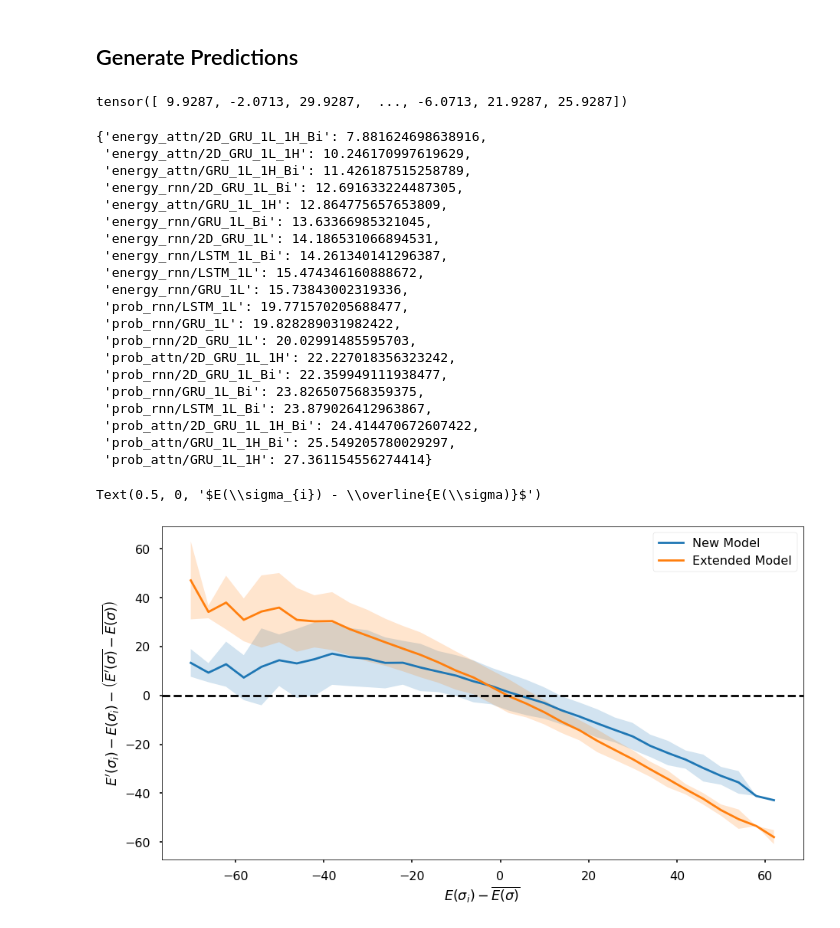
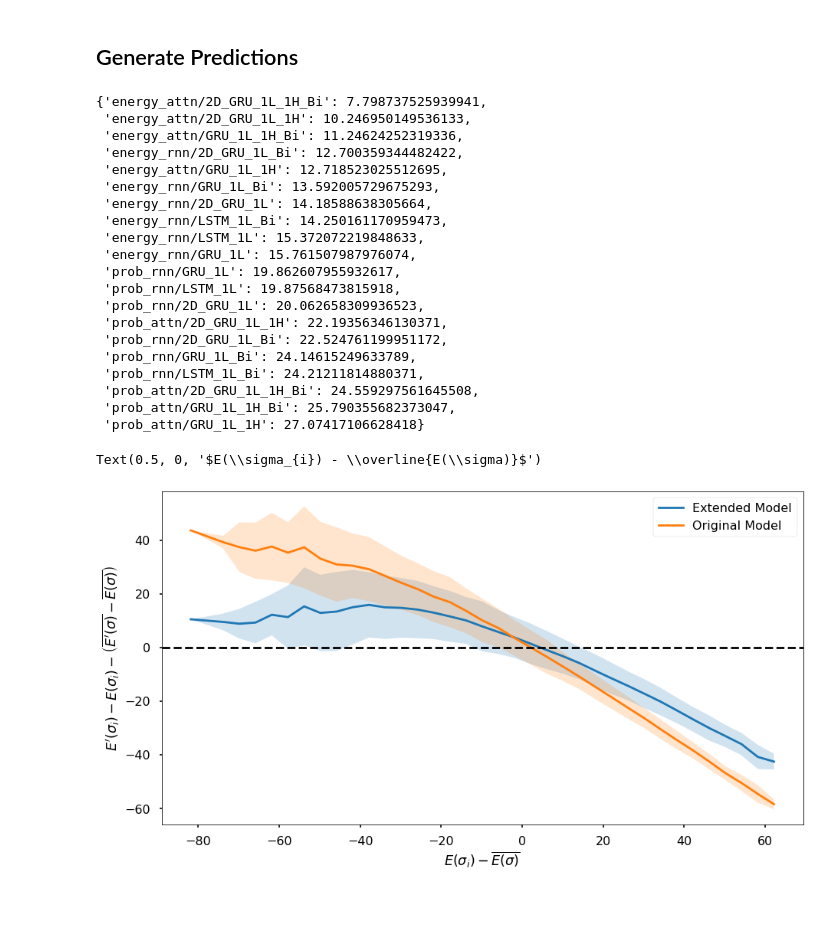
Before and after one commit to CLEANit/watch-and-learn, a Jupyter notebook: Energy Predictions.ipynb, the cells around one changed output. Drawn from its saved outputs; the diff is of its cells as text; code cells hidden in the pictures.

```diff
--- a/Energy Predictions.ipynb
+++ b/Energy Predictions.ipynb
@@ -19,7 +19,7 @@ from data_utils.pytorch_datasets import EnergyDataset2D
 # %%
 train_data_path = './data/eval_data.hdf5'
 batch_size = 128
-n_random_samples = 3200
+n_random_samples = 32000
 
 energy_dataset_2D = EnergyDataset2D(filepath=train_data_path)
 random_sampler_2D = RandomSampler(energy_dataset_2D, num_samples=n_random_samples, replacement=True)
@@ -136,10 +136,6 @@ for model, model_preds in prob_attn_preds.items():
     centered_prob_attn_preds[model] = center_predictions(model_preds)
 
 true_centered = center_predictions(true_energy)
-# %%
-true_centered[torch.randperm(len(true_centered))]
-# %% [output]
-tensor([ 9.9287, -2.0713, 29.9287,  ..., -6.0713, 21.9287, 25.9287])
 # %%
 criterion = nn.MSELoss()
 rmse_values = {}
@@ -161,26 +157,26 @@ for model, model_preds in centered_prob_attn_preds.items():
 # %%
 {k: v for k, v in sorted(rmse_values.items(), key=lambda item: item[1])}
 # %% [output]
-{'energy_attn/2D_GRU_1L_1H_Bi': 7.881624698638916,
- 'energy_attn/2D_GRU_1L_1H': 10.246170997619629,
- 'energy_attn/GRU_1L_1H_Bi': 11.426187515258789,
- 'energy_rnn/2D_GRU_1L_Bi': 12.691633224487305,
- 'energy_attn/GRU_1L_1H': 12.864775657653809,
- 'energy_rnn/GRU_1L_Bi': 13.63366985321045,
- 'energy_rnn/2D_GRU_1L': 14.186531066894531,
- 'energy_rnn/LSTM_1L_Bi': 14.261340141296387,
- 'energy_rnn/LSTM_1L': 15.474346160888672,
- 'energy_rnn/GRU_1L': 15.73843002319336,
- 'prob_rnn/LSTM_1L': 19.771570205688477,
- 'prob_rnn/GRU_1L': 19.828289031982422,
- 'prob_rnn/2D_GRU_1L': 20.02991485595703,
- 'prob_attn/2D_GRU_1L_1H': 22.227018356323242,
- 'prob_rnn/2D_GRU_1L_Bi': 22.359949111938477,
- 'prob_rnn/GRU_1L_Bi': 23.826507568359375,
- 'prob_rnn/LSTM_1L_Bi': 23.879026412963867,
- 'prob_attn/2D_GRU_1L_1H_Bi': 24.414470672607422,
- 'prob_attn/GRU_1L_1H_Bi': 25.549205780029297,
- 'prob_attn/GRU_1L_1H': 27.361154556274414}
+{'energy_attn/2D_GRU_1L_1H_Bi': 7.798737525939941,
+ 'energy_attn/2D_GRU_1L_1H': 10.246950149536133,
+ 'energy_attn/GRU_1L_1H_Bi': 11.24624252319336,
+ 'energy_rnn/2D_GRU_1L_Bi': 12.700359344482422,
+ 'energy_attn/GRU_1L_1H': 12.718523025512695,
+ 'energy_rnn/GRU_1L_Bi': 13.592005729675293,
+ 'energy_rnn/2D_GRU_1L': 14.18588638305664,
+ 'energy_rnn/LSTM_1L_Bi': 14.250161170959473,
+ 'energy_rnn/LSTM_1L': 15.372072219848633,
+ 'energy_rnn/GRU_1L': 15.761507987976074,
+ 'prob_rnn/GRU_1L': 19.862607955932617,
+ 'prob_rnn/LSTM_1L': 19.87568473815918,
+ 'prob_rnn/2D_GRU_1L': 20.062658309936523,
+ 'prob_attn/2D_GRU_1L_1H': 22.19356346130371,
+ 'prob_rnn/2D_GRU_1L_Bi': 22.524761199951172,
+ 'prob_rnn/GRU_1L_Bi': 24.14615249633789,
+ 'prob_rnn/LSTM_1L_Bi': 24.21211814880371,
+ 'prob_attn/2D_GRU_1L_1H_Bi': 24.559297561645508,
+ 'prob_attn/GRU_1L_1H_Bi': 25.790355682373047,
+ 'prob_attn/GRU_1L_1H': 27.07417106628418}
 # %%
 def plot_difference(true_centered, model_centered_preds, ax, label, delta=False):
 
@@ -209,19 +205,19 @@ def plot_difference(true_centered, model_centered_preds, ax, label, delta=False)
 # %%
 plt.style.use('seaborn-poster')
 fig, ax = plt.subplots(figsize=(15, 8))
 delta = True
 
 best_model = '2D_GRU_1L_Bi'
 best_preds = centered_energy_rnn_preds[best_model]
 ref_model = 'GRU_1L'
 ref_preds = centered_prob_rnn_preds[ref_model]
 
-plot_difference(true_centered.numpy(), best_preds.numpy(), ax, 'New Model', delta)
-plot_difference(true_centered.numpy(), ref_preds.numpy(), ax, 'Extended Model', delta)
+plot_difference(true_centered.numpy(), best_preds.numpy(), ax, 'Extended Model', delta)
+plot_difference(true_centered.numpy(), ref_preds.numpy(), ax, 'Original Model', delta)
 ax.legend()
 ax.axhline(0, linestyle='--', c='black')
 ax.set_ylabel(r"${E}'(\sigma_{i}) - E(\sigma_{i})- \left(\overline{{E}'(\sigma)} - \overline{E(\sigma)}\right)$")
 ax.set_xlabel(r"$E(\sigma_{i}) - \overline{E(\sigma)}$")
 # %% [output]
 Text(0.5, 0, '$E(\\sigma_{i}) - \\overline{E(\\sigma)}$')
-[figure, old version]
+[figure, new version]
```
Also changed, not shown: parts of 1 cell of this notebook.
